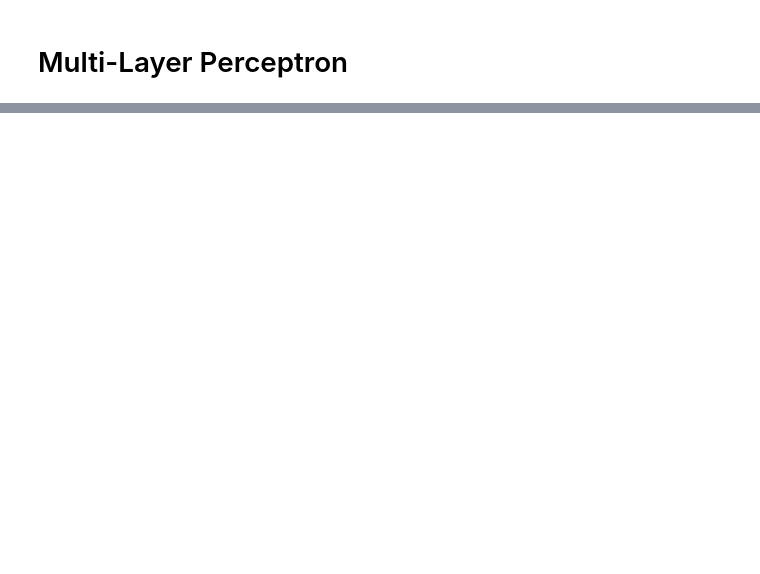
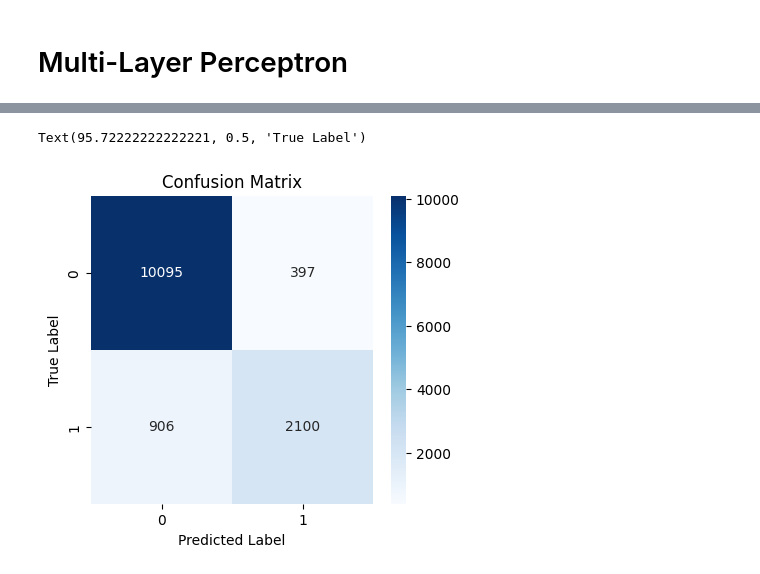
Before and after one commit to FIINNO/Loan-Approval-Classification, a Jupyter notebook: mlp.ipynb, the cells around one changed output, grey strips where cells are left out. Drawn from its saved outputs; the diff is of its cells as text; code cells hidden in the pictures; blank space fills up the shorter version.

```diff
--- a/mlp.ipynb
+++ b/mlp.ipynb
@@ -5,3 +10,12 @@
+# %%
+from sklearn.model_selection import train_test_split
+from sklearn.preprocessing import StandardScaler
+
+train_data, test_data, train_labels, test_labels = train_test_split(data, targets, train_size=0.8, random_state=1)
+
+scaler = StandardScaler()
+train_data_scaled = scaler.fit_transform(train_data)
+test_data_scaled = scaler.transform(test_data)
 # %%
 import tensorflow as tf
 from tensorflow import keras
@@ -40,4 +80,8 @@ Model: "sequential_2"
-# %%
-# Training the model
-
-model.fit()
+# %%
+from tensorflow.keras.callbacks import EarlyStopping
+
+# Training the model
+
+early_stopping = EarlyStopping(monitor="val_loss", patience=5, restore_best_weights=True)
+
+model.fit(train_data_scaled, train_labels, epochs=50, batch_size=32, validation_split=0.2, callbacks=[early_stopping], verbose=2)
@@ -43,0 +106,8 @@ model.fit()
+# %%
+from sklearn.metrics import classification_report, confusion_matrix
+
+pred = model.predict(test_data_scaled)
+y_pred = (pred > 0.5).astype(int)
+
+report = classification_report(test_labels, y_pred)
+print(report)
@@ -43,0 +124,17 @@ model.fit()
+# %%
+import matplotlib.pyplot as plt
+import seaborn as sns
+
+cm = confusion_matrix(test_labels, y_pred)
+
+plt.figure(figsize=(10, 4))
+
+# Confusion Matrix
+plt.subplot(1, 2, 1)
+sns.heatmap(cm, annot=True, fmt='d', cmap='Blues')
+plt.title('Confusion Matrix')
+plt.xlabel('Predicted Label')
+plt.ylabel('True Label')
+# %% [output]
+Text(95.72222222222221, 0.5, 'True Label')
+[figure, added]
```
Also changed, not shown: parts of 5 cells of this notebook.
